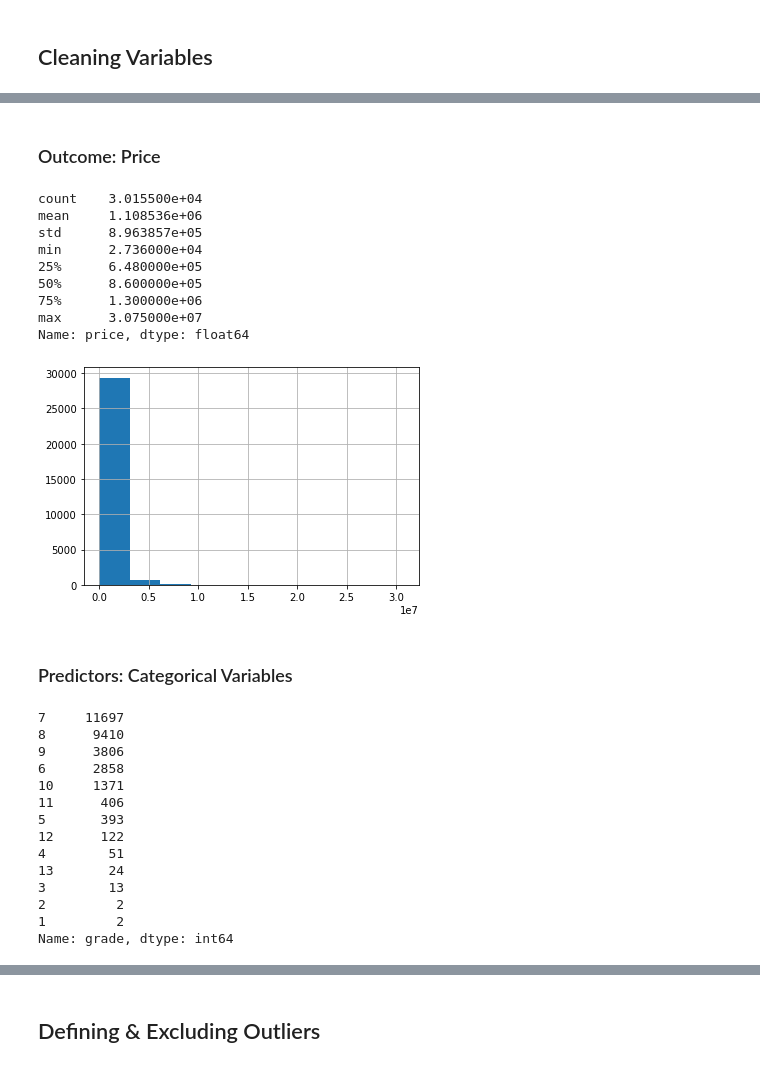
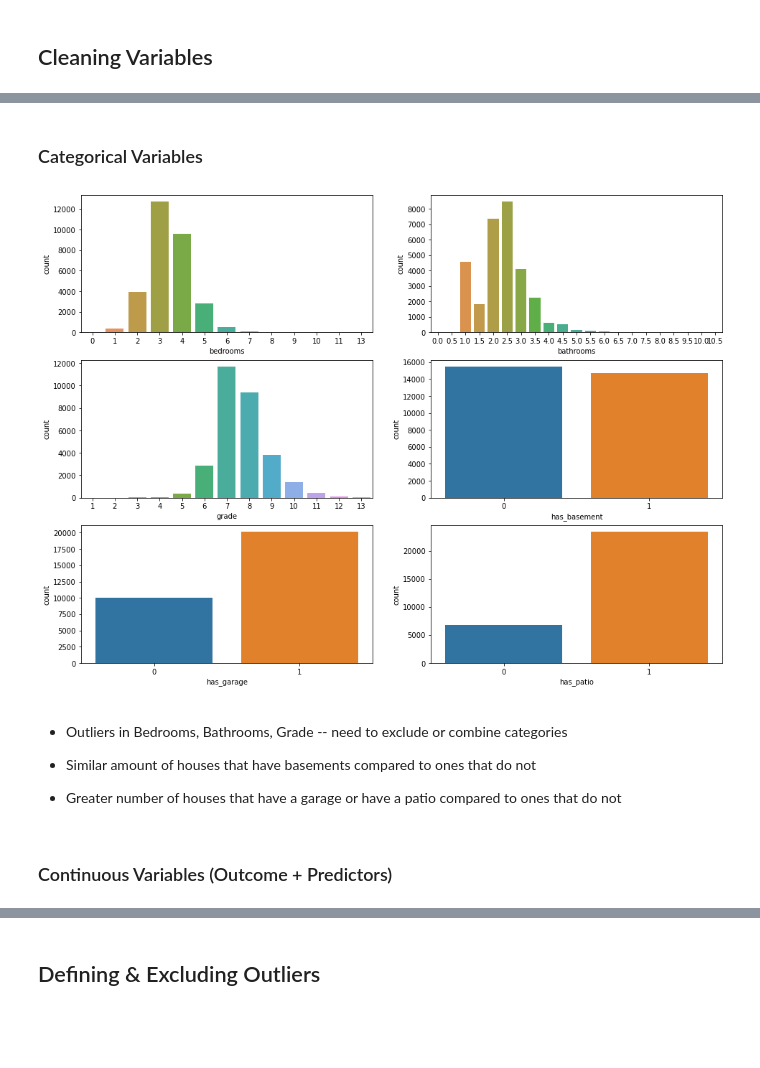
Before and after one commit to josecastillofl/Phase_2_Project, a Jupyter notebook: phase2-project-notebook-draft.ipynb, the cells around one changed output, grey strips where cells are left out. Saved outputs shown, nothing was run; the diff lists cells and outputs as text; code cells hidden in the pictures; blank space fills up the shorter version.

```diff
--- a/phase2-project-notebook-draft.ipynb
+++ b/phase2-project-notebook-draft.ipynb
@@ -209,16 +237,22 @@ df.desc
+# %% [markdown]
+### Categorical Variables
+# %%
+cat = ['bedrooms', 'bathrooms', 'grade', 'has_basement','has_garage', 'has_patio']
+df_cat = df[cat]
+
+fig, ax = plt.subplots(3, 2, figsize=(16,12))
+
+for i, col in enumerate(df_cat.columns):
+    x = i//2
+    y = i%2
+    sns.countplot(x=col, data=df_cat, ax=ax[x][y])
+# %% [output]
+[figure, added]
+# %% [markdown]
+* Outliers in Bedrooms, Bathrooms, Grade -- need to exclude or combine categories
+
+* Similar amount of houses that have basements compared to ones that do not
+
+* Greater number of houses that have a garage or have a patio compared to ones that do not
 # %% [markdown]
-### Outcome: Price
+### Continuous Variables (Outcome + Predictors)
-# %%
-print(df['price'].describe())
-df['price'].hist();
-# %% [output]
-count    3.015500e+04
-mean     1.108536e+06
-std      8.963857e+05
-min      2.736000e+04
-25%      6.480000e+05
-50%      8.600000e+05
-75%      1.300000e+06
-max      3.075000e+07
-Name: price, dtype: float64
-[figure, removed]
@@ -228,19 +258,0 @@ Name: price, dtype: float64
-# %% [markdown]
-### Predictors: Categorical Variables
-# %%
-df['grade'].value_counts()
-# %% [output]
-7     11697
-8      9410
-9      3806
-6      2858
-10     1371
-11      406
-5       393
-12      122
-4        51
-13       24
-3        13
-2         2
-1         2
-Name: grade, dtype: int64
```
Also changed, not shown: parts of 117 cells of this notebook.
